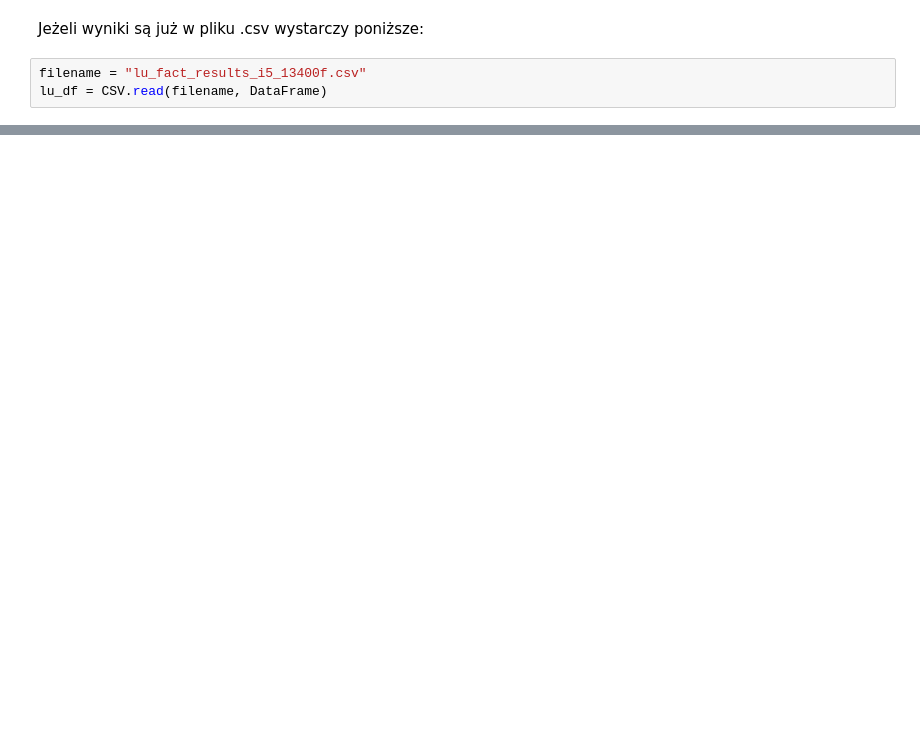
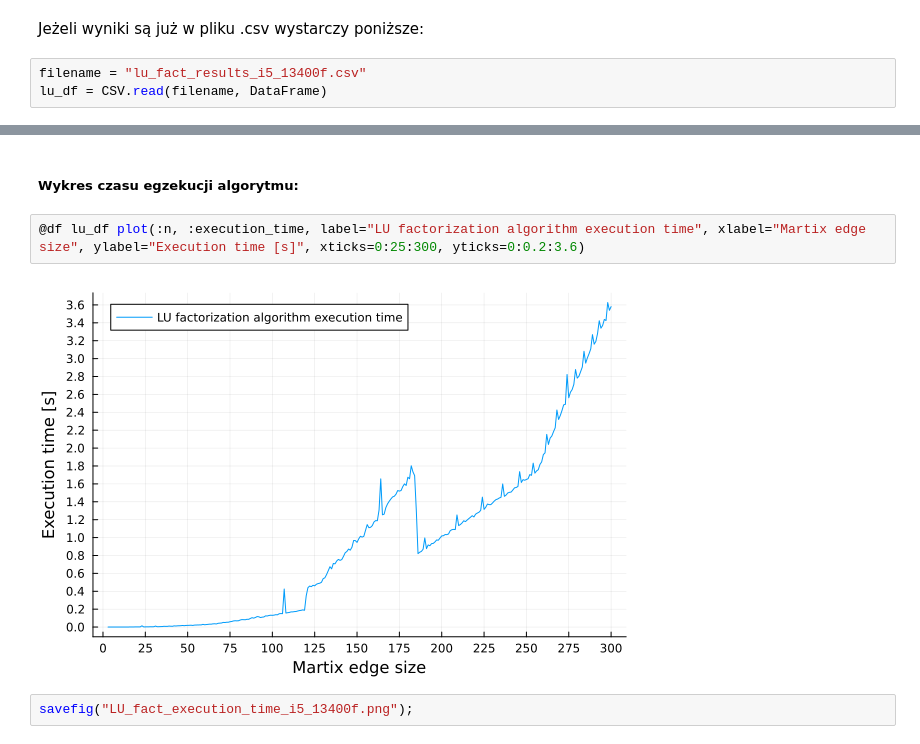
Before and after one commit to janmast1o/Macierzowe, a Jupyter notebook: Lab2/lab2.ipynb, the cells around one changed output, grey strips where cells are left out. Drawn from its saved outputs; the diff is of its cells as text; blank space fills up the shorter version.

Commit message:
Finished working on LU, only need to wrap up time complexity section

```diff
--- a/Lab2/lab2.ipynb
+++ b/Lab2/lab2.ipynb
@@ -556,0 +566,8 @@ lu_df = CSV.read(filename, DataFrame)
+# %% [markdown]
+##### Wykres czasu egzekucji algorytmu:
+# %%
+@df lu_df plot(:n, :execution_time, label="LU factorization algorithm execution time", xlabel="Martix edge size", ylabel="Execution time [s]", xticks=0:25:300, yticks=0:0.2:3.6)
+# %% [output]
+[figure, added]
+# %%
+savefig("LU_fact_execution_time_i5_13400f.png");
```
Also changed, not shown: parts of 42 cells of this notebook, 10 other files.
